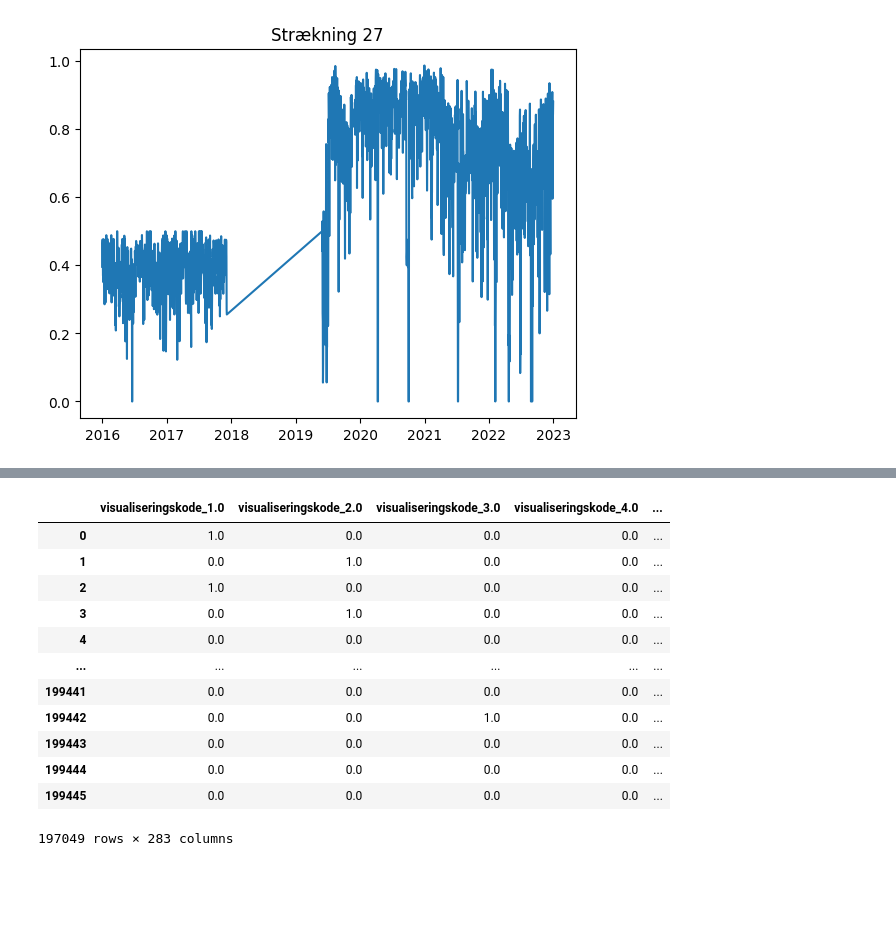
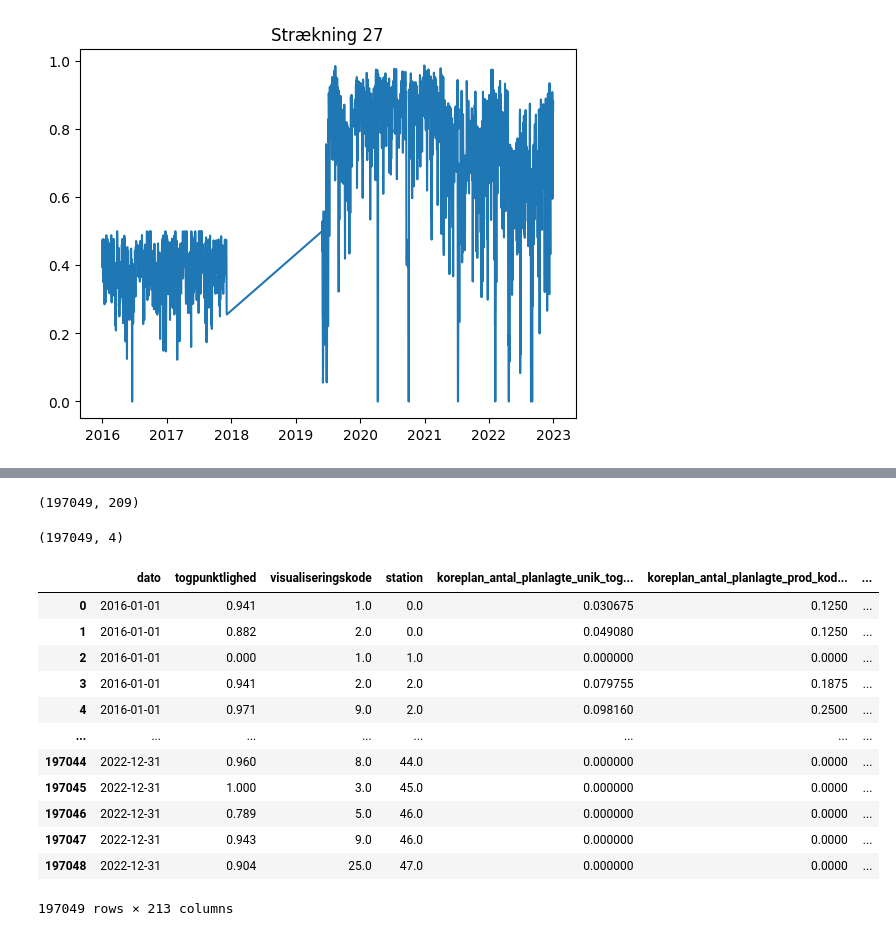
Before and after one commit to clarachristiansen/Bachelor_project, a Jupyter notebook: Data_cleaning.ipynb, the cells around one changed output, grey strips where cells are left out. Cells and saved outputs as stored; diff of their text form; code cells hidden in the pictures; blank space fills up the shorter version.

```diff
--- a/Data_cleaning.ipynb
+++ b/Data_cleaning.ipynb
@@ -131,17 +131,17 @@ for strækning in [18, 25, 27]:
 #     visualize_strækning(strækning_data_filtered, strækning)
 #     return strækning_data_filtered
 # %%
-from sklearn.preprocessing import OneHotEncoder
-from sklearn.compose import ColumnTransformer
+# from sklearn.preprocessing import OneHotEncoder
+# from sklearn.compose import ColumnTransformer
 
-encoder = OneHotEncoder(sparse_output=False, handle_unknown='ignore', drop='if_binary')
-ohe = ColumnTransformer(
-    transformers=[("ohe", encoder, ["visualiseringskode", "station"]),],
-    remainder="passthrough",
-    verbose_feature_names_out=False
-)    # FLERE CATEGORICAL VARIABLES.
-ohe.set_output(transform="pandas")
+# encoder = OneHotEncoder(sparse_output=False, handle_unknown='ignore', drop='if_binary')
+# ohe = ColumnTransformer(
+#     transformers=[("ohe", encoder, ["visualiseringskode", "station"]),],
+#     remainder="passthrough",
+#     verbose_feature_names_out=False
+# )    # FLERE CATEGORICAL VARIABLES.
+# ohe.set_output(transform="pandas")
 
-ohe.fit(data)
-data_t = ohe.transform(data)
+# ohe.fit(data)
+# data_t = ohe.transform(data)
 # %%
@@ -152,0 +152,9 @@ data_t.iloc[:,77:] = scaler.fit_transform(data_t.iloc[:,77:])
+# %%
+from sklearn.preprocessing import MinMaxScaler
+scaler = MinMaxScaler()
+not_transformed = ['dato', 'togpunktlighed', 'visualiseringskode', 'station']
+columns_to_scale = [col for col in data.columns if col not in not_transformed]
+
+data_t = scaler.fit_transform(data.loc[:, columns_to_scale])
+data_t = pd.DataFrame(data_t, columns=columns_to_scale)
+data_t
@@ -153 +175,29 @@ data_t.iloc[:,77:] = scaler.fit_transform(data_t.iloc[:,77:])
+# %%
+data_t.shape
+# %% [output]
+(197049, 209)
+# %%
+data.loc[:,not_transformed].shape
+# %% [output]
+(197049, 4)
+# %%
+data.reset_index(drop=True, inplace=True) # So it concatenates properly
+data_t.reset_index(drop=True, inplace=True) # So it concatenates properly
+
+data_transformed = pd.concat([data.loc[:,not_transformed], data_t], axis=1)
+data_transformed
+# %% [output]
+|  | dato | togpunktlighed | visualiseringskode | station | koreplan_antal_planlagte_unik_tog... | koreplan_antal_planlagte_prod_kod... | ... |
+| 0 | 2016-01-01 | 0.941 | 1.0 | 0.0 | 0.030675 | 0.1250 | ... |
+| 1 | 2016-01-01 | 0.882 | 2.0 | 0.0 | 0.049080 | 0.1250 | ... |
+| 2 | 2016-01-01 | 0.000 | 1.0 | 1.0 | 0.000000 | 0.0000 | ... |
+| 3 | 2016-01-01 | 0.941 | 2.0 | 2.0 | 0.079755 | 0.1875 | ... |
+| 4 | 2016-01-01 | 0.971 | 9.0 | 2.0 | 0.098160 | 0.2500 | ... |
+| ... | ... | ... | ... | ... | ... | ... | ... |
+| 197044 | 2022-12-31 | 0.960 | 8.0 | 44.0 | 0.000000 | 0.0000 | ... |
+| 197045 | 2022-12-31 | 1.000 | 3.0 | 45.0 | 0.000000 | 0.0000 | ... |
+| 197046 | 2022-12-31 | 0.789 | 5.0 | 46.0 | 0.000000 | 0.0000 | ... |
+| 197047 | 2022-12-31 | 0.943 | 9.0 | 46.0 | 0.000000 | 0.0000 | ... |
+| 197048 | 2022-12-31 | 0.904 | 25.0 | 47.0 | 0.000000 | 0.0000 | ... |
+197049 rows × 213 columns
 # %%
@@ -155,16 +204,0 @@ data_t.to_csv('Data/Cleaned_data.csv', index=False)
-# %%
-data_t
-# %% [output]
-|  | visualiseringskode_1.0 | visualiseringskode_2.0 | visualiseringskode_3.0 | visualiseringskode_4.0 | ... |
-| 0 | 1.0 | 0.0 | 0.0 | 0.0 | ... |
-| 1 | 0.0 | 1.0 | 0.0 | 0.0 | ... |
-| 2 | 1.0 | 0.0 | 0.0 | 0.0 | ... |
-| 3 | 0.0 | 1.0 | 0.0 | 0.0 | ... |
-| 4 | 0.0 | 0.0 | 0.0 | 0.0 | ... |
-| ... | ... | ... | ... | ... | ... |
-| 199441 | 0.0 | 0.0 | 0.0 | 0.0 | ... |
-| 199442 | 0.0 | 0.0 | 1.0 | 0.0 | ... |
-| 199443 | 0.0 | 0.0 | 0.0 | 0.0 | ... |
-| 199444 | 0.0 | 0.0 | 0.0 | 0.0 | ... |
-| 199445 | 0.0 | 0.0 | 0.0 | 0.0 | ... |
-197049 rows × 283 columns
```
Also changed, not shown: parts of 3 cells of this notebook, 5 other files.
